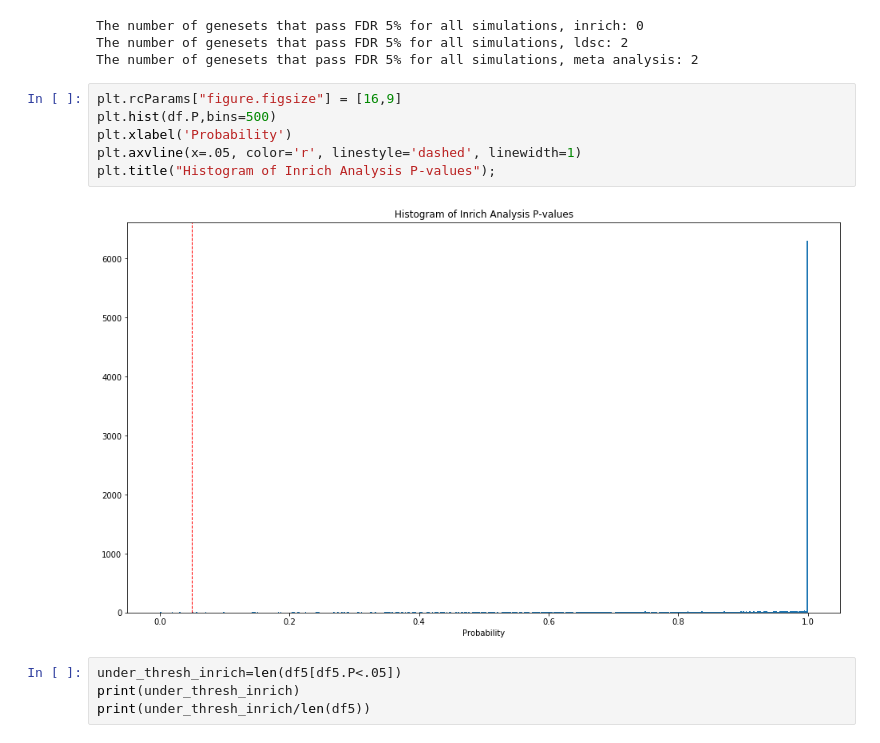
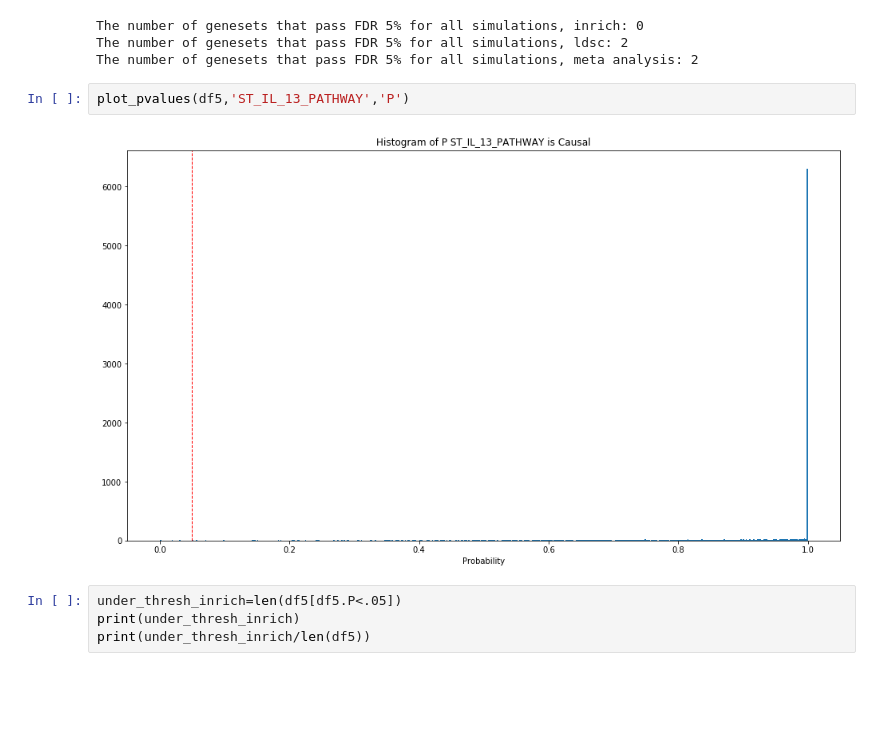
Before and after one commit to FinucaneLab/pathway_analysis_kt, a Jupyter notebook: simulations/Plot Pvalue Histogram Causal.ipynb, the cells around one changed output. Drawn from its saved outputs; the diff is of its cells as text; blank space fills up the shorter version.

```diff
--- a/simulations/Plot Pvalue Histogram Causal.ipynb
+++ b/simulations/Plot Pvalue Histogram Causal.ipynb
@@ -53,14 +74,10 @@ print("The number of genesets that pass FDR 5% for all simulations, meta analysi
 The number of genesets that pass FDR 5% for all simulations, inrich: 0
 The number of genesets that pass FDR 5% for all simulations, ldsc: 2
 The number of genesets that pass FDR 5% for all simulations, meta analysis: 2
-# %%
-plt.rcParams["figure.figsize"] = [16,9]
-plt.hist(df.P,bins=500)
-plt.xlabel('Probability')
-plt.axvline(x=.05, color='r', linestyle='dashed', linewidth=1)
-plt.title("Histogram of Inrich Analysis P-values");
-# %% [output]
-[figure, removed]
+# %%
+plot_pvalues(df5,'ST_IL_13_PATHWAY','P')
+# %% [output]
+[figure, added]
 # %%
 under_thresh_inrich=len(df5[df5.P<.05])
 print(under_thresh_inrich)
```
Also changed, not shown: parts of 36 cells of this notebook, 2 other files.
